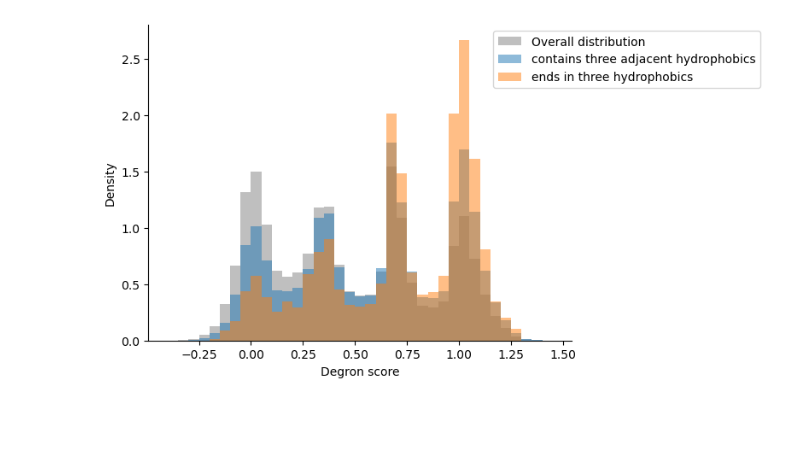
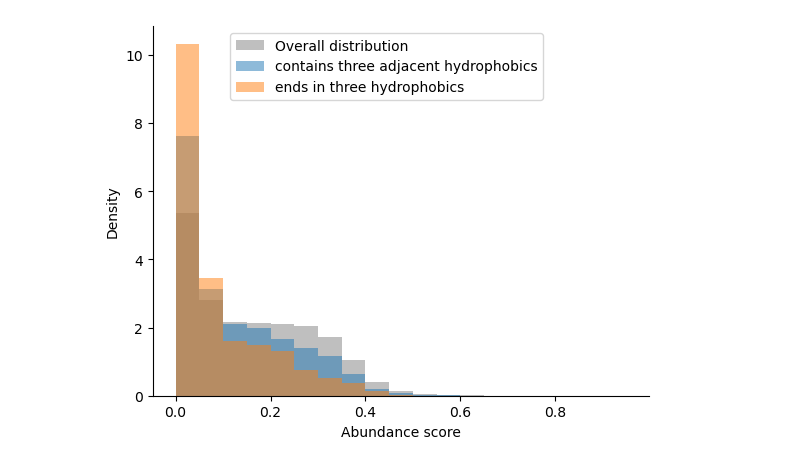
Before and after one commit to staller-lab/NN_interpretability_for_AD_prediction, a Jupyter notebook: scripts/degron_screen_data.ipynb, the cells around one changed output. Drawn from its saved outputs; the diff is of its cells as text; code cells hidden in the pictures; blank space fills up the shorter version.

```diff
--- a/scripts/degron_screen_data.ipynb
+++ b/scripts/degron_screen_data.ipynb
@@ -77,14 +119,15 @@ plt.savefig("../figures/degron_screen_two_hydro.pdf", format='pdf', bbox_inches=
 # %%
-plt.hist(data["degron_score"], density=True, label="Overall distribution",  alpha=0.5, bins=np.arange(-0.4, 1.5, 0.05), color='grey')
+plt.hist(data["abundance_score"], density=True, label="Overall distribution",  alpha=0.5, bins=np.arange(0, 1, 0.05), color='grey')
 
-plt.hist(data[data["contains_three_hydrophobic"]]["degron_score"], density=True, alpha=0.5, label="contains three adjacent hydrophobics", bins=np.arange(-0.4, 1.5, 0.05))
-plt.hist(data[data["ends_w_three_hydrophobic"]]["degron_score"], density=True, alpha=0.5, label="ends in three hydrophobics",  bins=np.arange(-0.4, 1.5, 0.05))
-plt.xlabel("Degron score")
+plt.hist(data[data["contains_three_hydrophobic"]]["abundance_score"], density=True, alpha=0.5, label="contains three adjacent hydrophobics", bins=np.arange(0, 1, 0.05))
+plt.hist(data[data["ends_w_three_hydrophobic"]]["abundance_score"], density=True, alpha=0.5, label="ends in three hydrophobics",  bins=np.arange(0, 1, 0.05))
+plt.xlabel("Abundance score")
 plt.ylabel("Density")
 
 plt.legend(bbox_to_anchor=(0.8,1))
+
 sns.despine()
 
 plt.savefig("../figures/degron_screen_three_hydro.pdf", format='pdf', bbox_inches='tight')
 # %% [output]
-[figure, old version]
+[figure, new version]
```
Also changed, not shown: parts of 29 cells of this notebook, 4 other files.
